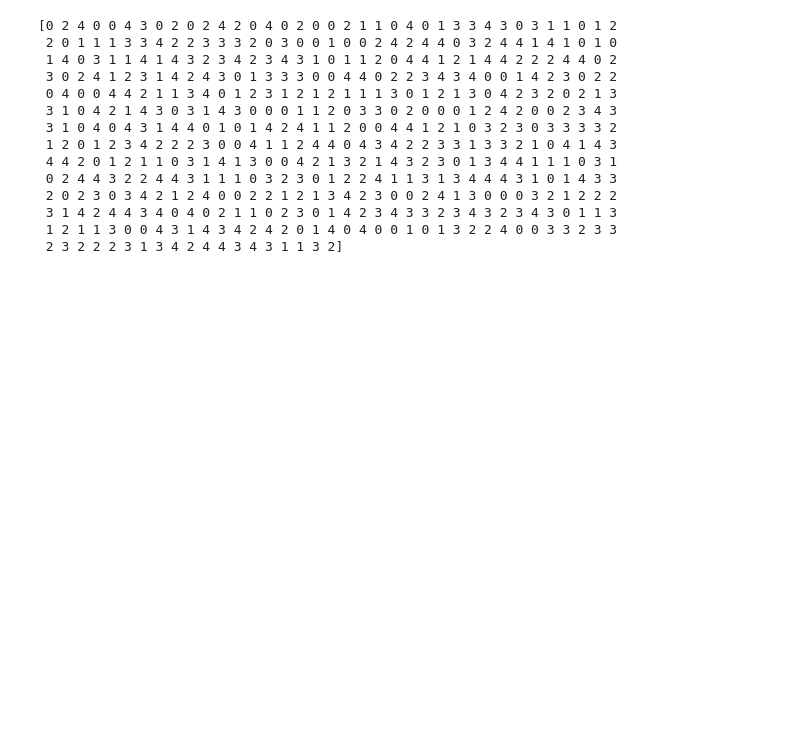
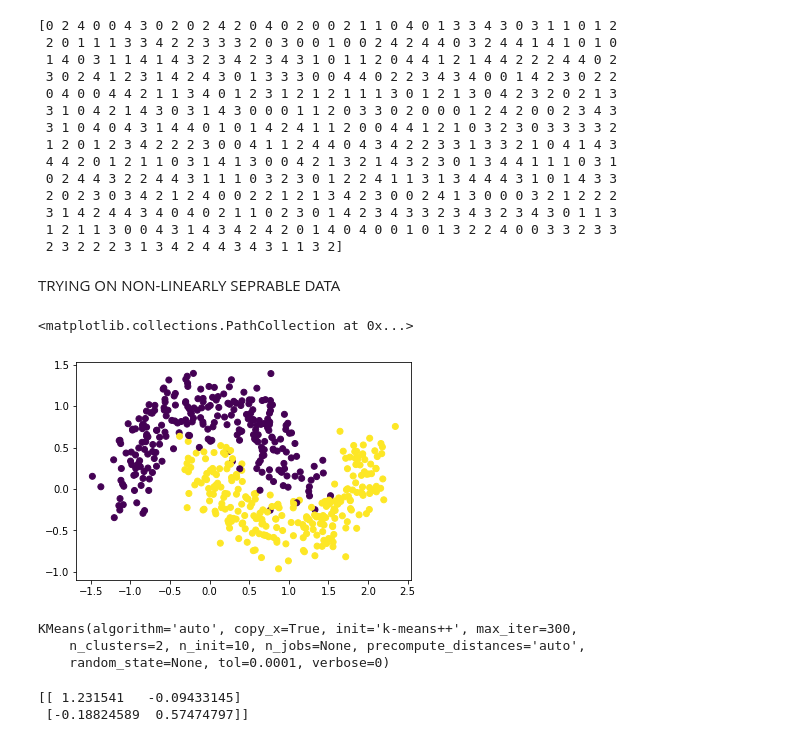
Before and after one commit to Mental-bicep/Python-ML-DL, a Jupyter notebook: Clustering/K-Means sklearn.ipynb, the cells around one changed output. Saved outputs shown, nothing was run; the diff lists cells and outputs as text; code cells hidden in the pictures; blank space fills up the shorter version.

```diff
--- a/Clustering/K-Means sklearn.ipynb
+++ b/Clustering/K-Means sklearn.ipynb
@@ -46,3 +46,5 @@ print(pred)
  3 1 4 2 4 4 3 4 0 4 0 2 1 1 0 2 3 0 1 4 2 3 4 3 3 2 3 4 3 2 3 4 3 0 1 1 3
  1 2 1 1 3 0 0 4 3 1 4 3 4 2 4 2 0 1 4 0 4 0 0 1 0 1 3 2 2 4 0 0 3 3 2 3 3
  2 3 2 2 2 3 1 3 4 2 4 4 3 4 3 1 1 3 2]
+# %% [markdown]
+TRYING ON NON-LINEARLY SEPRABLE DATA
@@ -48,0 +53,7 @@ print(pred)
+# %%
+x,y=make_moons(n_samples=500,noise=0.2)
+# %%
+plt.scatter(x[:,0],x[:,1],c=y)
+# %% [output]
+<matplotlib.collections.PathCollection at 0x...>
+[figure, added]
@@ -48,0 +62,12 @@ print(pred)
+# %%
+kmeans.fit(x,y)
+# %% [output]
+KMeans(algorithm='auto', copy_x=True, init='k-means++', max_iter=300,
+    n_clusters=2, n_init=10, n_jobs=None, precompute_distances='auto',
+    random_state=None, tol=0.0001, verbose=0)
+# %%
+centers=kmeans.cluster_centers_
+print(centers)
+# %% [output]
+[[ 1.231541   -0.09433145]
+ [-0.18824589  0.57474797]]
```
Also changed, not shown: parts of 5 cells of this notebook.
